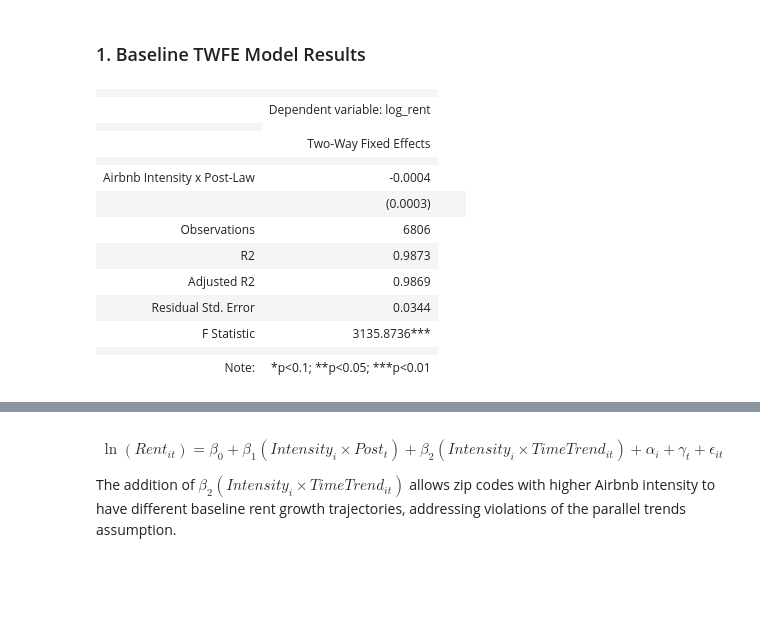
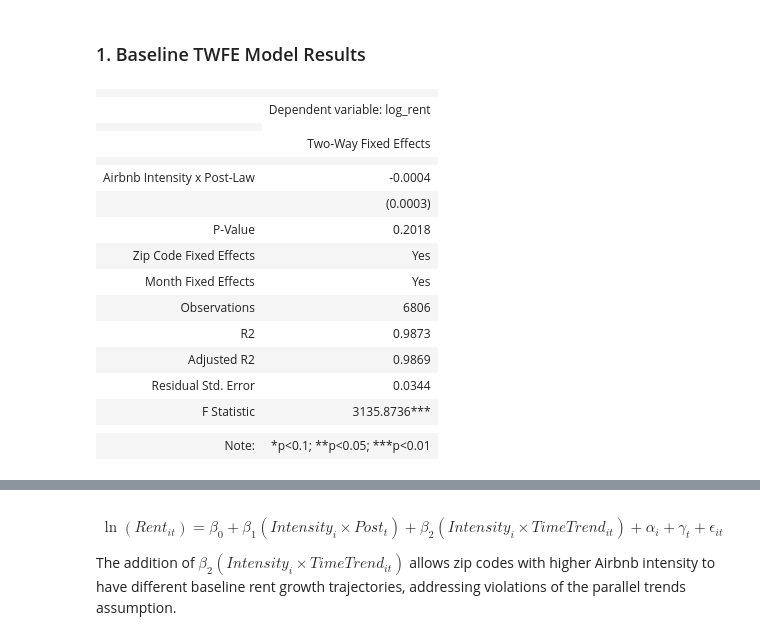
Before and after one commit to JScheble/NYC_AirBnb_Affects, a Jupyter notebook: airbnb_db_init.ipynb, the cells around one changed output, grey strips where cells are left out. Saved outputs shown, nothing was run; the diff lists cells and outputs as text; code cells hidden in the pictures; blank space fills up the shorter version.

```diff
--- a/airbnb_db_init.ipynb
+++ b/airbnb_db_init.ipynb
@@ -581,27 +592,29 @@ Interpretation of $\beta_1$: For each additional Airbnb listing per 1,000 housin
 # %%
 stargazer = Stargazer([model_TWFE])
 
 # 2. Customization (Make it look professional)
 stargazer.custom_columns(['Two-Way Fixed Effects'], [1])  # Rename the column header
 stargazer.show_model_numbers(False)                       # Remove model numbers if it's just one
 stargazer.significant_digits(4)                           # Set precision
 stargazer.show_degrees_of_freedom(False)                  # Clean up clutter
 stargazer.covariate_order(['airbnb_intensity:post_law'])  # Only show the variable we care about
 stargazer.rename_covariates({'airbnb_intensity:post_law': 'Airbnb Intensity x Post-Law'})
-
-# 3. Render it
-# If you are in a Jupyter Notebook, use this to see the pretty table:
-
+stargazer.add_line('P-Value', [f"{model_TWFE.pvalues['airbnb_intensity:post_law']:.4f}"])
+stargazer.add_line('Zip Code Fixed Effects', ['Yes'])
+stargazer.add_line('Month Fixed Effects', ['Yes'])
 
 HTML(stargazer.render_html())
 # %% [output]
 |  |  |
 |  | Dependent variable: log_rent |
 |  |
 |  | Two-Way Fixed Effects |
 |  |  |
 | Airbnb Intensity x Post-Law | -0.0004 |
-|  | (0.0003) |  |  |
+|  | (0.0003) |
+| P-Value | 0.2018 |
+| Zip Code Fixed Effects | Yes |
+| Month Fixed Effects | Yes |  |  |
 | Observations | 6806 |
 | R2 | 0.9873 |
 | Adjusted R2 | 0.9869 |
```
Also changed, not shown: parts of 38 cells of this notebook, 2 other files.
